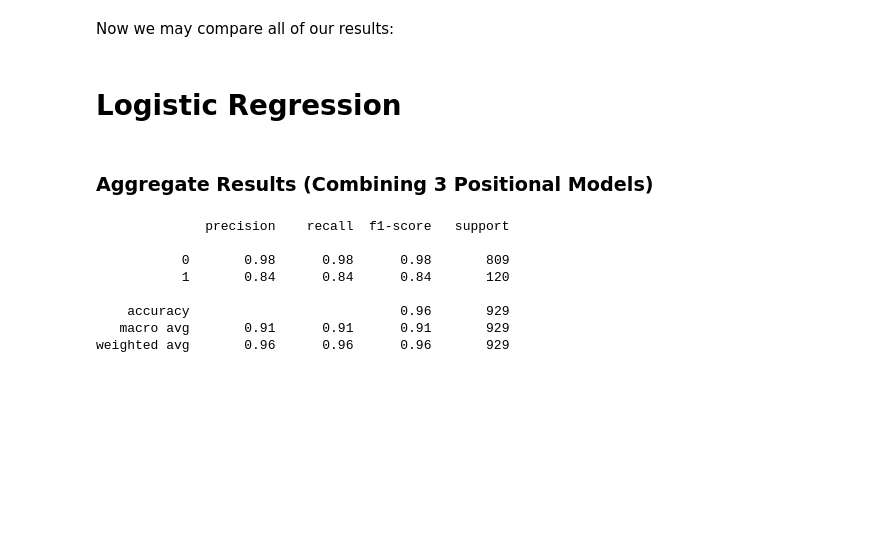
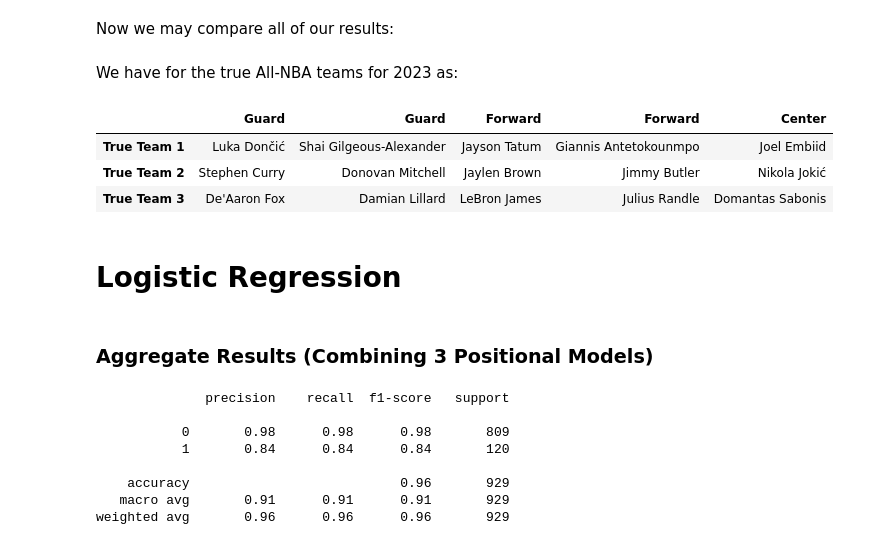
Before and after one commit to hhdesai98/nba_classification, a Jupyter notebook: agg_res.ipynb, the cells around one changed output. Saved outputs shown, nothing was run; the diff lists cells and outputs as text; code cells hidden in the pictures; blank space fills up the shorter version.

Commit message:
teams update

```diff
--- a/agg_res.ipynb
+++ b/agg_res.ipynb
@@ -71,6 +71,15 @@ def true_all_nba(nba_test,year):
     all_nba_df.index = ['Center', 'Forward', 'Forward', 'Guard', 'Guard']
 
     return  all_nba_df.iloc[::-1].transpose()
+# %% [markdown]
+We have for the true All-NBA teams for 2023 as:
+# %%
+true_all_nba(nba_test, 2023)
+# %% [output]
+|  | Guard | Guard | Forward | Forward | Center |
+| True Team 1 | Luka Dončić | Shai Gilgeous-Alexander | Jayson Tatum | Giannis Antetokounmpo | Joel Embiid |
+| True Team 2 | Stephen Curry | Donovan Mitchell | Jaylen Brown | Jimmy Butler | Nikola Jokić |
+| True Team 3 | De'Aaron Fox | Damian Lillard | LeBron James | Julius Randle | Domantas Sabonis |
 # %% [markdown]
 # Logistic Regression
 # %% [markdown]
```
